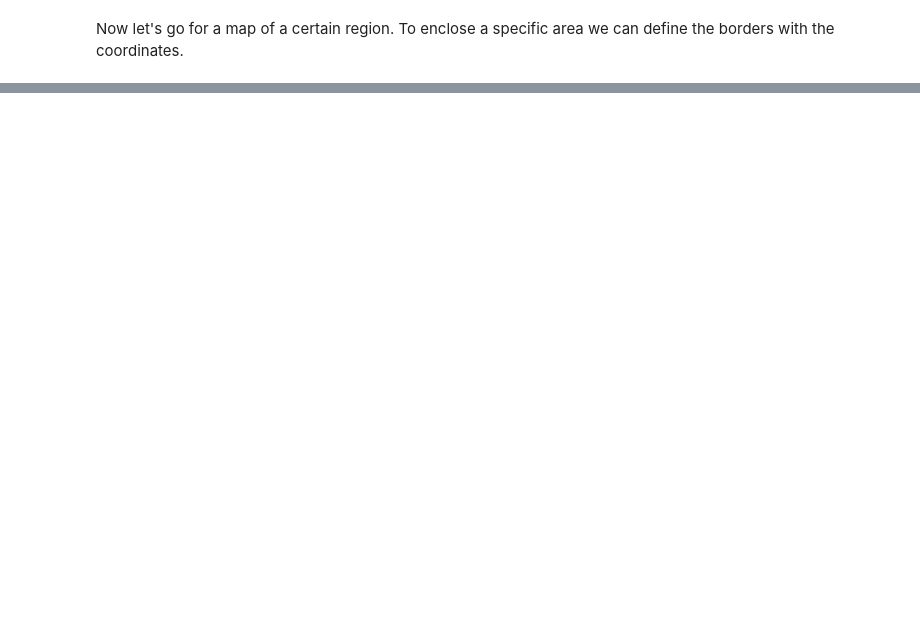
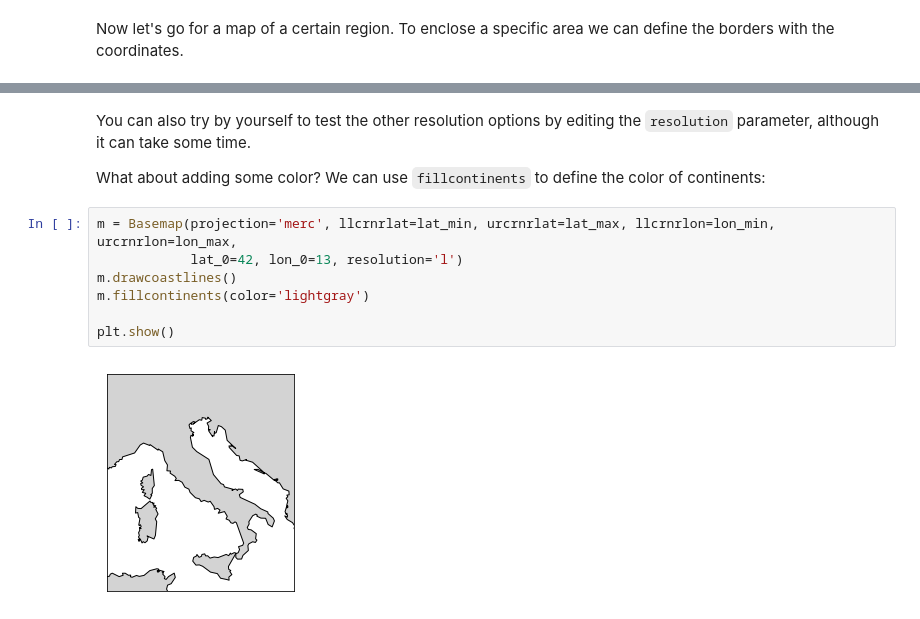
Before and after one commit to torstendahm/seismology_classroom, a Jupyter notebook: Basics of Git and Python/Basemap.ipynb, the cells around one changed output, grey strips where cells are left out. Cells and saved outputs as stored; diff of their text form; blank space fills up the shorter version.

```diff
--- a/Basics of Git and Python/Basemap.ipynb
+++ b/Basics of Git and Python/Basemap.ipynb
@@ -57,0 +61,13 @@ The map doesn't look so good, right? To fix this resolution problems, we can use
+# %% [markdown]
+You can also try by yourself to test the other resolution options by editing the `resolution` parameter, although it can take some time.
+
+What about adding some color? We can use `fillcontinents` to define the color of continents:
+# %%
+m = Basemap(projection='merc', llcrnrlat=lat_min, urcrnrlat=lat_max, llcrnrlon=lon_min, urcrnrlon=lon_max,
+            lat_0=42, lon_0=13, resolution='l')
+m.drawcoastlines()
+m.fillcontinents(color='lightgray')
+
+plt.show()
+# %% [output]
+[figure, added]
```
Also changed, not shown: parts of 24 cells of this notebook, 26 other files.
